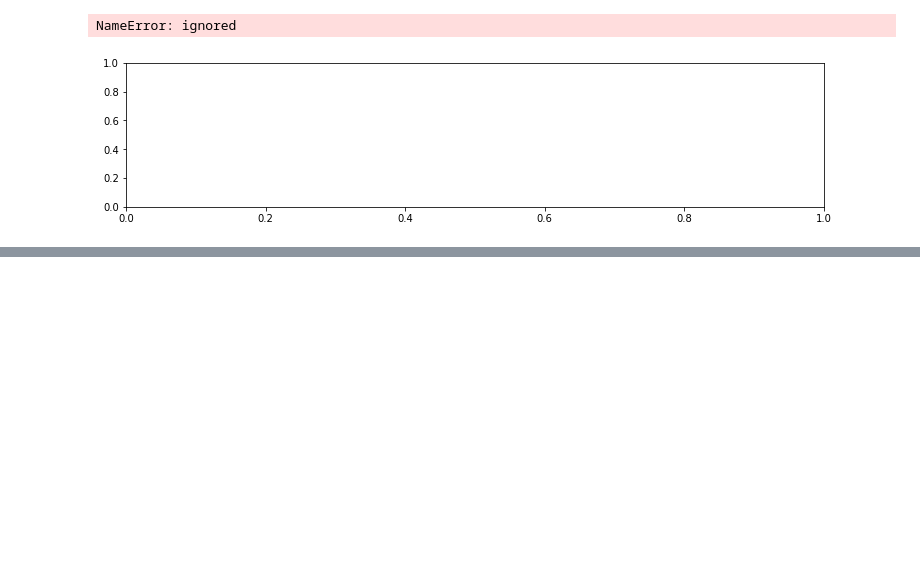
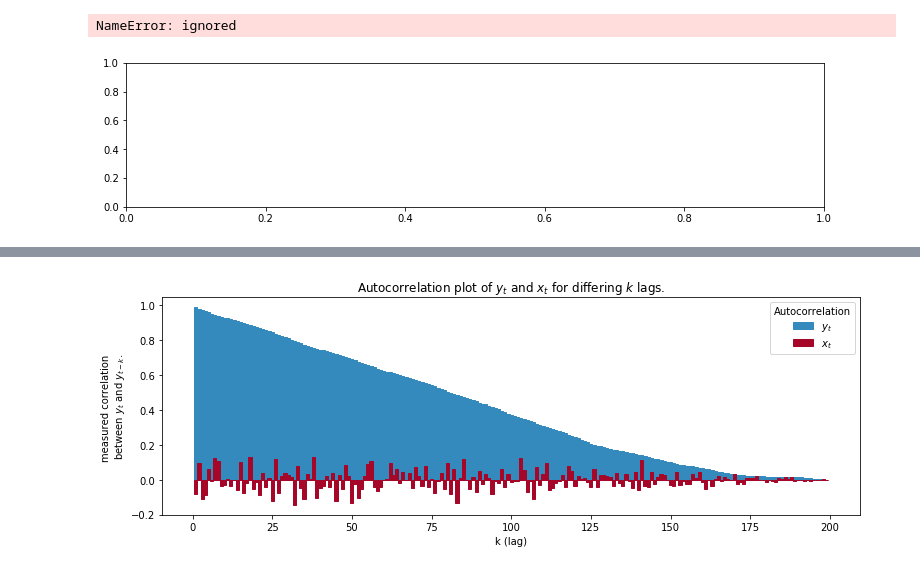
Before and after one commit to ssujinK/Bayesian-with-Python, a Jupyter notebook: 190412_Bayesian_with_python.ipynb, the cells around one changed output, grey strips where cells are left out. Cells and saved outputs as stored; diff of their text form; code cells hidden in the pictures; blank space fills up the shorter version.

```diff
--- a/190412_Bayesian_with_python.ipynb
+++ b/190412_Bayesian_with_python.ipynb
@@ -419,0 +513,10 @@ NameError: ignored
+# %%
+norm_pdf = stats.norm.pdf
+p_trace = trace["p"][50000:]
+prev_p_trace = trace["p"][:50000]
+x = 175
+
+v = p_trace * norm_pdf(x, loc=center_trace[:, 0], scale=std_trace[:, 0]) > \
+    (1 - p_trace) * norm_pdf(x, loc=center_trace[:, 1], scale=std_trace[:, 1])
+
+print("Probability of belonging to cluster 1:", v.mean())
@@ -419,0 +574,21 @@ NameError: ignored
+# %%
+def autocorr(x):
+    # from http://tinyurl.com/afz57c4
+    result = np.correlate(x, x, mode='full')
+    result = result / np.max(result)
+    return result[result.size // 2:]
+
+colors = ["#348ABD", "#A60628", "#7A68A6"]
+
+x = np.arange(1, 200)
+plt.bar(x, autocorr(y_t)[1:], width=1, label="$y_t$",
+        edgecolor=colors[0], color=colors[0])
+plt.bar(x, autocorr(x_t)[1:], width=1, label="$x_t$",
+        color=colors[1], edgecolor=colors[1])
+
+plt.legend(title="Autocorrelation")
+plt.ylabel("measured correlation \nbetween $y_t$ and $y_{t-k}$.")
+plt.xlabel("k (lag)")
+plt.title("Autocorrelation plot of $y_t$ and $x_t$ for differing $k$ lags.");
+# %% [output]
+[figure, added]
```
Also changed, not shown: parts of 27 cells of this notebook.
